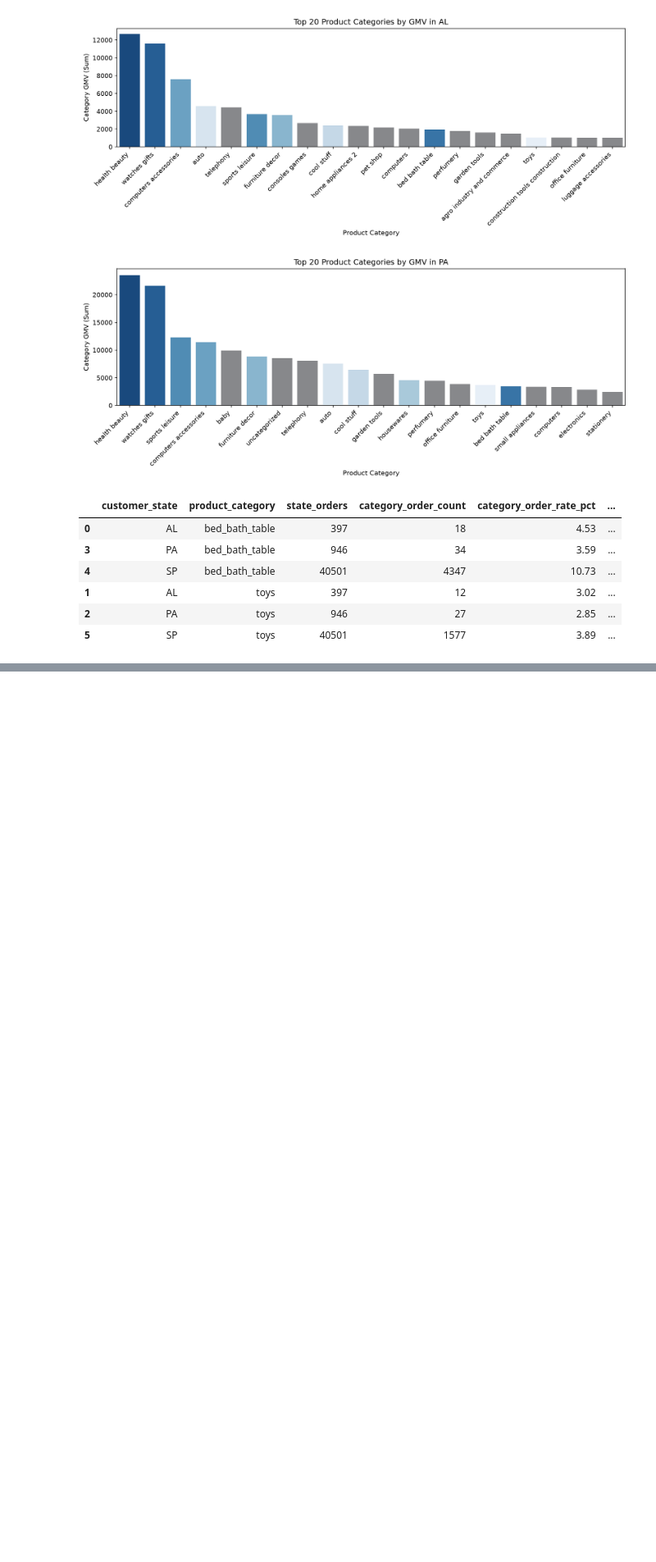
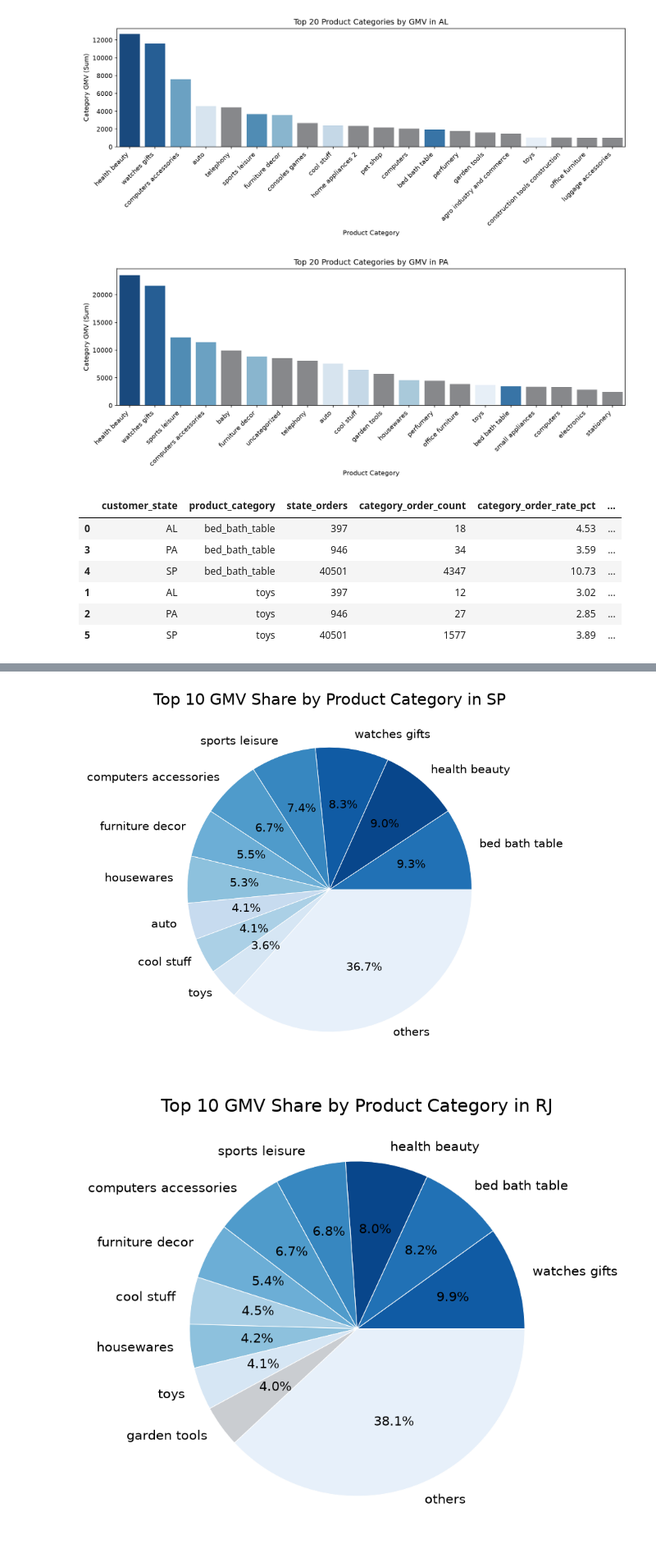
Before and after one commit to RyoShimoda/AWS_Python_data_analysis, a Jupyter notebook: notebooks/sales_by_category_state.ipynb, the cells around one changed output, grey strips where cells are left out. Shown at 82% size. Cells and saved outputs as stored; diff of their text form; code cells hidden in the pictures; blank space fills up the shorter version.

```diff
--- a/notebooks/sales_by_category_state.ipynb
+++ b/notebooks/sales_by_category_state.ipynb
@@ -386,8 +386,10 @@ else:
     pie_values = product_share["category_gmv"].tolist()
     pie_labels = product_share["product_category"].tolist()
 
-# GMV順位に合わせ、濃い青から淡い青へ変化するグラデーションを割り当てる
-colors = sns.color_palette("Blues_r", n_colors=len(pie_labels)).as_hex()
+# 全体のGMV順位を基準にカテゴリごとの色を固定する
+base_colors = sns.color_palette("Blues_r", n_colors=len(pie_labels)).as_hex()
+category_color_map = dict(zip(pie_labels, base_colors))
+colors = [category_color_map[category] for category in pie_labels]
 short_labels = [cat.replace("_", " ") for cat in pie_labels]
 
 fig, ax = plt.subplots(figsize=(5, 5), subplot_kw={"aspect": "equal"})
@@ -536,0 +646,43 @@ display(
+# %%
+# 全体カテゴリ図のカテゴリ別カラーを使って、州ごとの構成比を描く
+for state in major_states:
+    state_categories = (
+        df_category.loc[df_category['customer_state'] == state]
+        .sort_values('category_gmv', ascending=False)
+        .reset_index(drop=True)
+    )
+    top10 = state_categories.head(10)
+    other_gmv = state_categories['category_gmv'].iloc[10:].sum()
+    pie_values = top10['category_gmv'].tolist() + [other_gmv]
+    pie_labels = top10['product_category'].tolist() + ['others']
+    short_labels = [name.replace('_', ' ') for name in pie_labels]
+    # 全体Top 10のカテゴリとothersは全体図と同じ色にする。
+    # 全体Top 10外のカテゴリはグレーで表示する。
+    colors = [
+        category_color_map.get(category, '#cacdd1')
+        for category in pie_labels
+    ]
+
+    fig, ax = plt.subplots(figsize=(6, 6), subplot_kw={'aspect': 'equal'})
+    ax.pie(
+        pie_values,
+        labels=short_labels,
+        autopct='%1.1f%%',
+        startangle=0,
+        counterclock=True,
+        labeldistance=1.1,
+        textprops={'fontsize': 10},
+        wedgeprops={'linewidth': 0.5, 'edgecolor': 'white'},
+        colors=colors,
+    )
+    ax.set_title(f'Top 10 GMV Share by Product Category in {state}', fontsize=14)
+    plt.tight_layout()
+    fig.savefig(
+        f'../images/Top10_GMV_Share_by_Product_Category_in_{state}.png',
+        dpi=200,
+        bbox_inches='tight',
+    )
+    plt.show()
+# %% [output]
+[figure, added]
+[figure, added]
```
Also changed, not shown: parts of 6 cells of this notebook, 5 other files.
